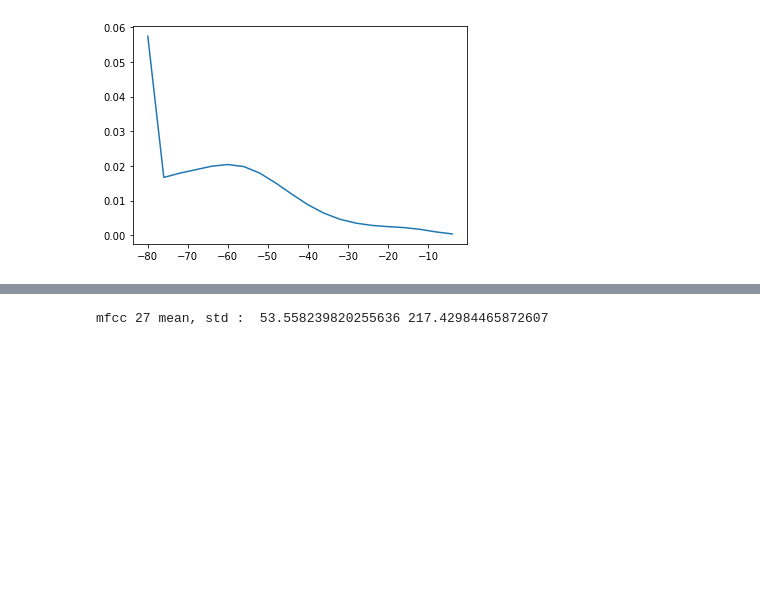
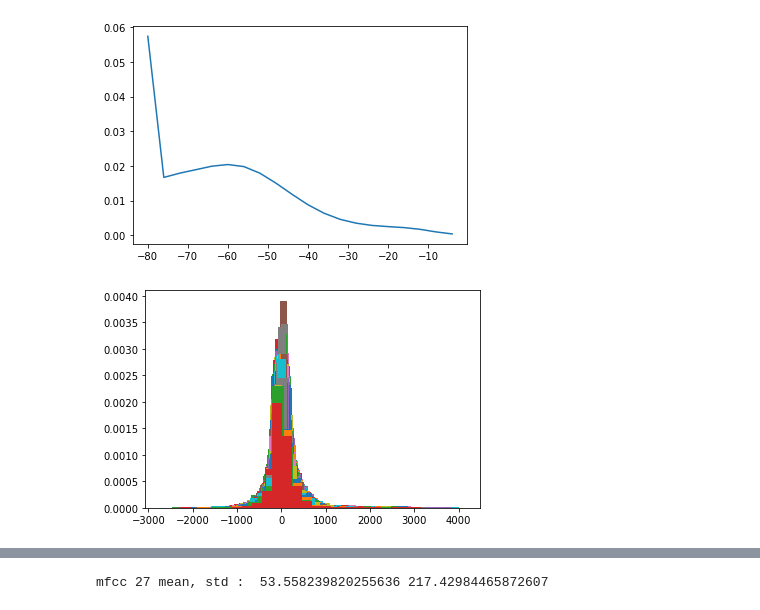
Before and after one commit to bub3690/voice_pathology_ai, a Jupyter notebook: distribution.ipynb, the cells around one changed output, grey strips where cells are left out. Cells and saved outputs as stored; diff of their text form; code cells hidden in the pictures; blank space fills up the shorter version.

Commit message:
FEAT : Add mfcc distribution

```diff
--- a/distribution.ipynb
+++ b/distribution.ipynb
@@ -61,8 +65,6 @@ mfcc_run_config = dict(
     #batch_size=32,
     mel_scale ='htk',
 
-    # data
-    fold=1,
 )
 
 mel_run_config = dict(
@@ -276,3 +340,11 @@ plt.plot(np.arange(-80, 0,4),np.array(spectro_bins).mean(axis=0))
 # %% [output]
 [<matplotlib.lines.Line2D at 0x...>]
 [figure]
+# %%
+# mfcc
+mfcc_bins=[]
+for mfcc in mfccs:
+    mfcc_plot=plt.hist(np.round( mfcc ).reshape(-1),density=True,histtype='bar',bins=20)
+    mfcc_bins.append( mfcc_plot[0] )
+# %% [output]
+[figure, added]
```
Also changed, not shown: parts of 25 cells of this notebook, 1 other file.
